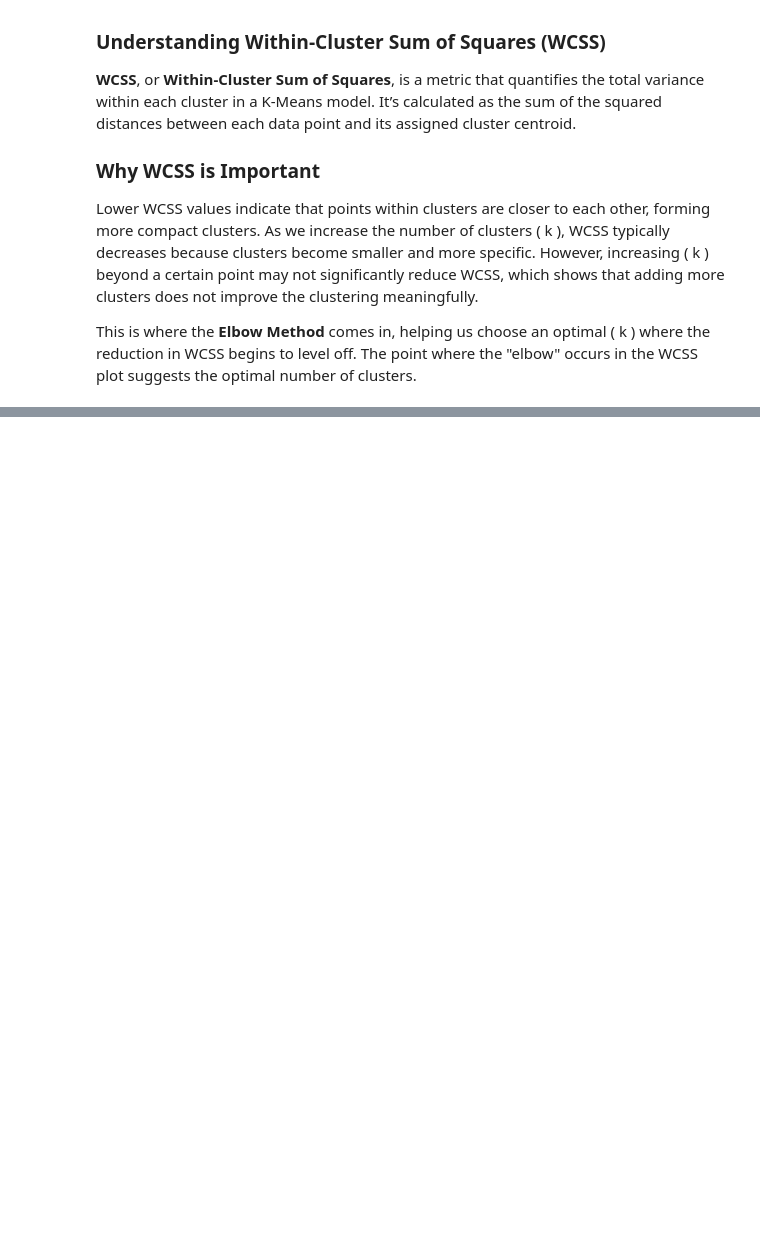
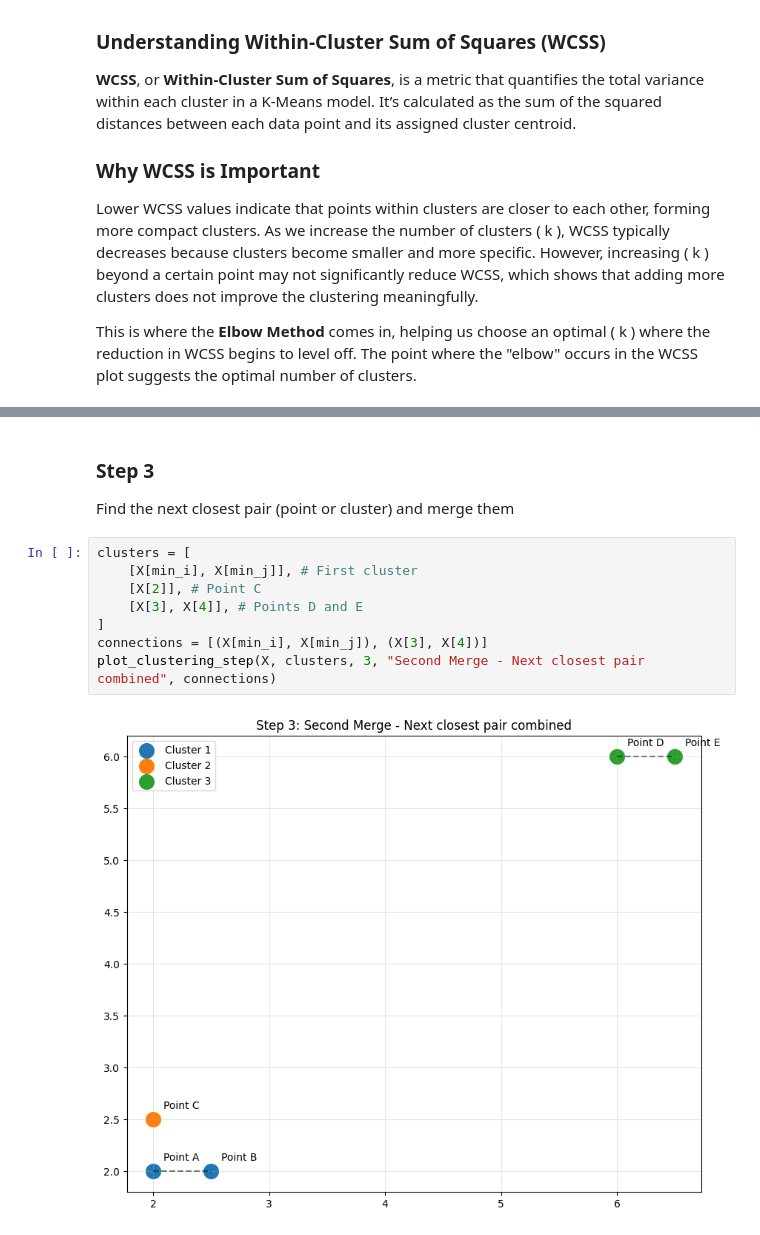
Before and after one commit to ReDI-School/F24-Berlin-Machine-Learning, a Jupyter notebook: Lessons/Session_11_Clustering/Clustering.ipynb, the cells around one changed output, grey strips where cells are left out. Saved outputs shown, nothing was run; the diff lists cells and outputs as text; blank space fills up the shorter version.

```diff
--- a/Lessons/Session_11_Clustering/Clustering.ipynb
+++ b/Lessons/Session_11_Clustering/Clustering.ipynb
@@ -146,0 +226,13 @@ This is where the **Elbow Method** comes in, helping us choose an optimal \( k \
+# %% [markdown]
+### Step 3
+Find the next closest pair (point or cluster) and merge them
+# %%
+clusters = [
+    [X[min_i], X[min_j]], # First cluster
+    [X[2]], # Point C
+    [X[3], X[4]], # Points D and E
+]
+connections = [(X[min_i], X[min_j]), (X[3], X[4])]
+plot_clustering_step(X, clusters, 3, "Second Merge - Next closest pair combined", connections)
+# %% [output]
+[figure, added]
```
Also changed, not shown: parts of 33 cells of this notebook.
